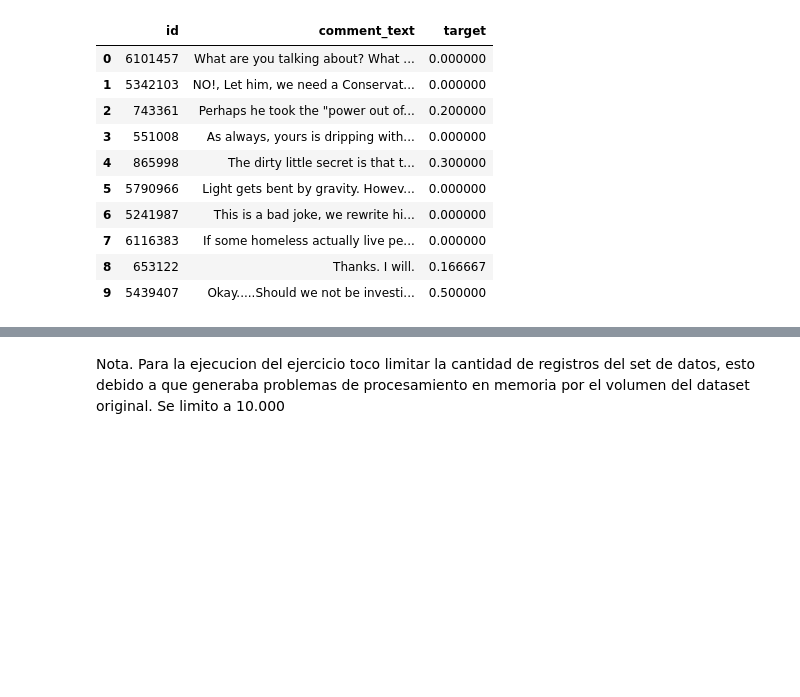
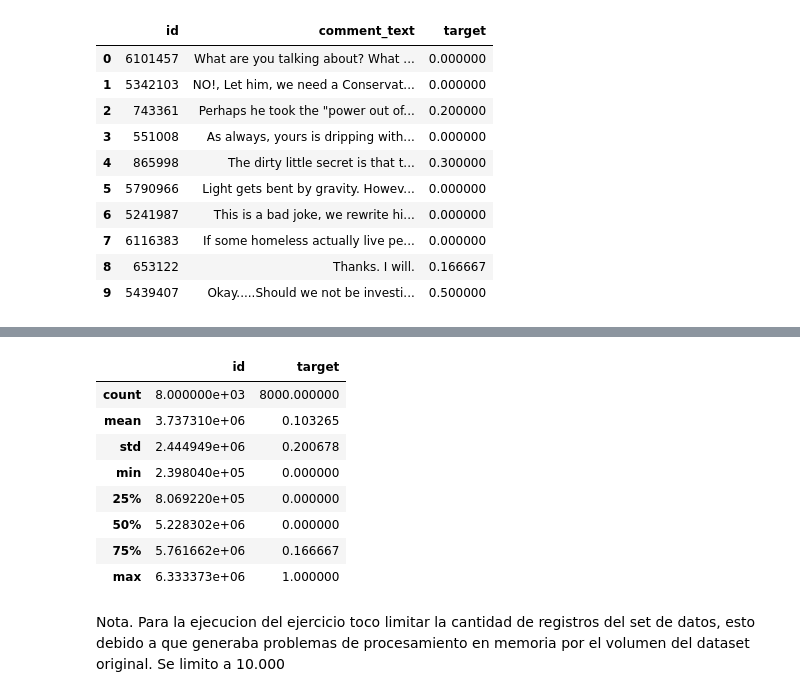
Before and after one commit to AndresAriasG/MIAD_ML_NLP_2023, a Jupyter notebook: Semana 4/S4TC1_Tokenizacion.ipynb, the cells around one changed output, grey strips where cells are left out. Cells and saved outputs as stored; diff of their text form; code cells hidden in the pictures; blank space fills up the shorter version.

```diff
--- a/Semana 4/S4TC1_Tokenizacion.ipynb
+++ b/Semana 4/S4TC1_Tokenizacion.ipynb
@@ -51,3 +51,15 @@ df.shape
+# %%
+df.describe()
+# %% [output]
+|  | id | target |
+| count | 8.000000e+03 | 8000.000000 |
+| mean | 3.737310e+06 | 0.103265 |
+| std | 2.444949e+06 | 0.200678 |
+| min | 2.398040e+05 | 0.000000 |
+| 25% | 8.069220e+05 | 0.000000 |
+| 50% | 5.228302e+06 | 0.000000 |
+| 75% | 5.761662e+06 | 0.166667 |
+| max | 6.333373e+06 | 1.000000 |
 # %% [markdown]
 Nota.
 Para la ejecucion del ejercicio toco limitar la cantidad de registros del set de datos, esto debido a que generaba problemas de procesamiento en memoria por el volumen del dataset original. Se limito a 10.000
```
Also changed, not shown: parts of 12 cells of this notebook.
